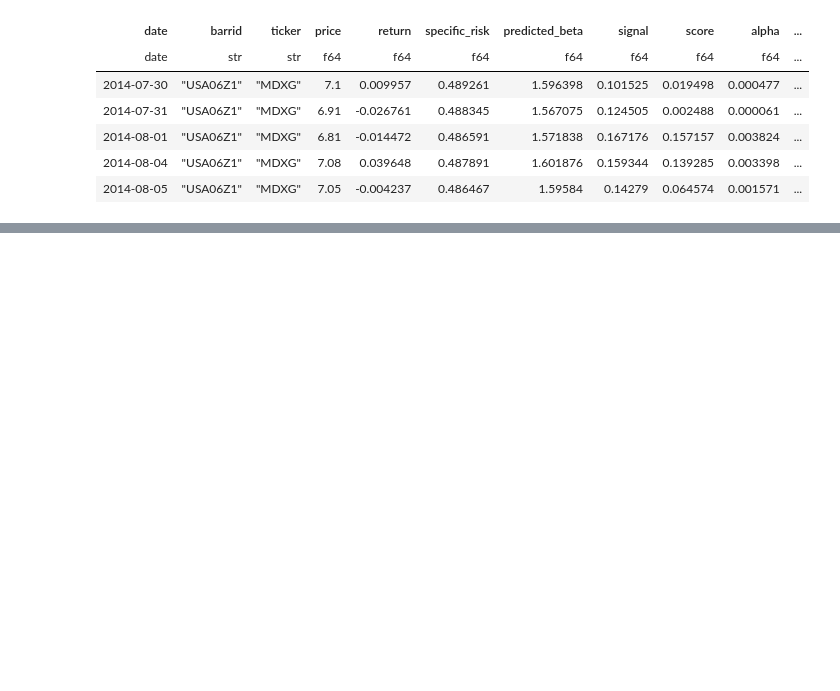
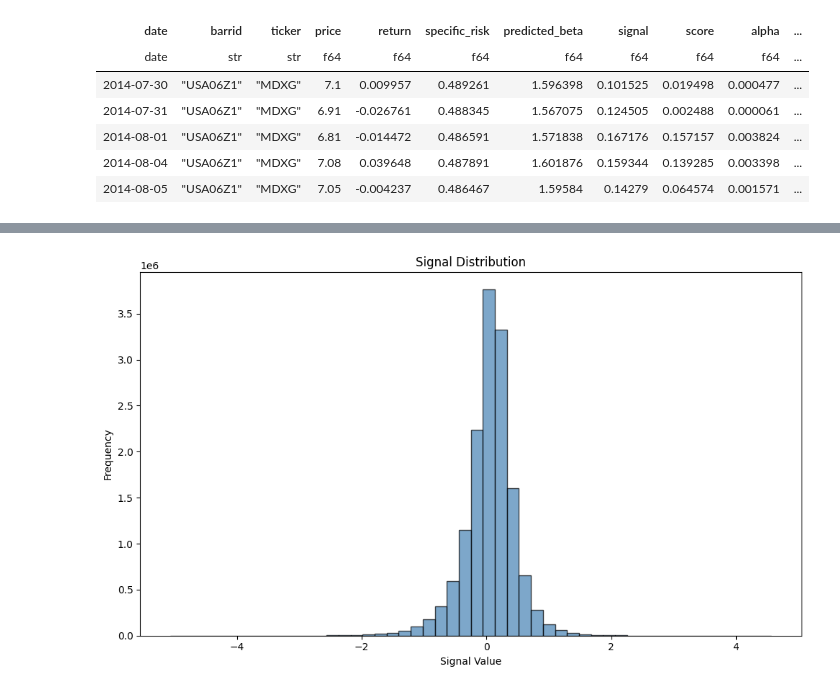
Before and after one commit to BYUSilverFund/sf-quant, a Jupyter notebook: demo_functions.ipynb, the cells around one changed output, grey strips where cells are left out. Drawn from its saved outputs; the diff is of its cells as text; code cells hidden in the pictures; blank space fills up the shorter version.

```diff
--- a/demo_functions.ipynb
+++ b/demo_functions.ipynb
@@ -610,2 +622,2 @@ shape: (5, 3)
 # %%
-sfr.run_ff_regression(ports)
+results = sfr.run_ff_regression(ports)
@@ -637,0 +689,4 @@ sfp.generate_returns_chart(bmk, "benchmark returns")
+# %%
+sfr.signal_distribution(momentum)
+# %% [output]
+[figure, added]
```
Also changed, not shown: parts of 20 cells of this notebook, 8 other files.
